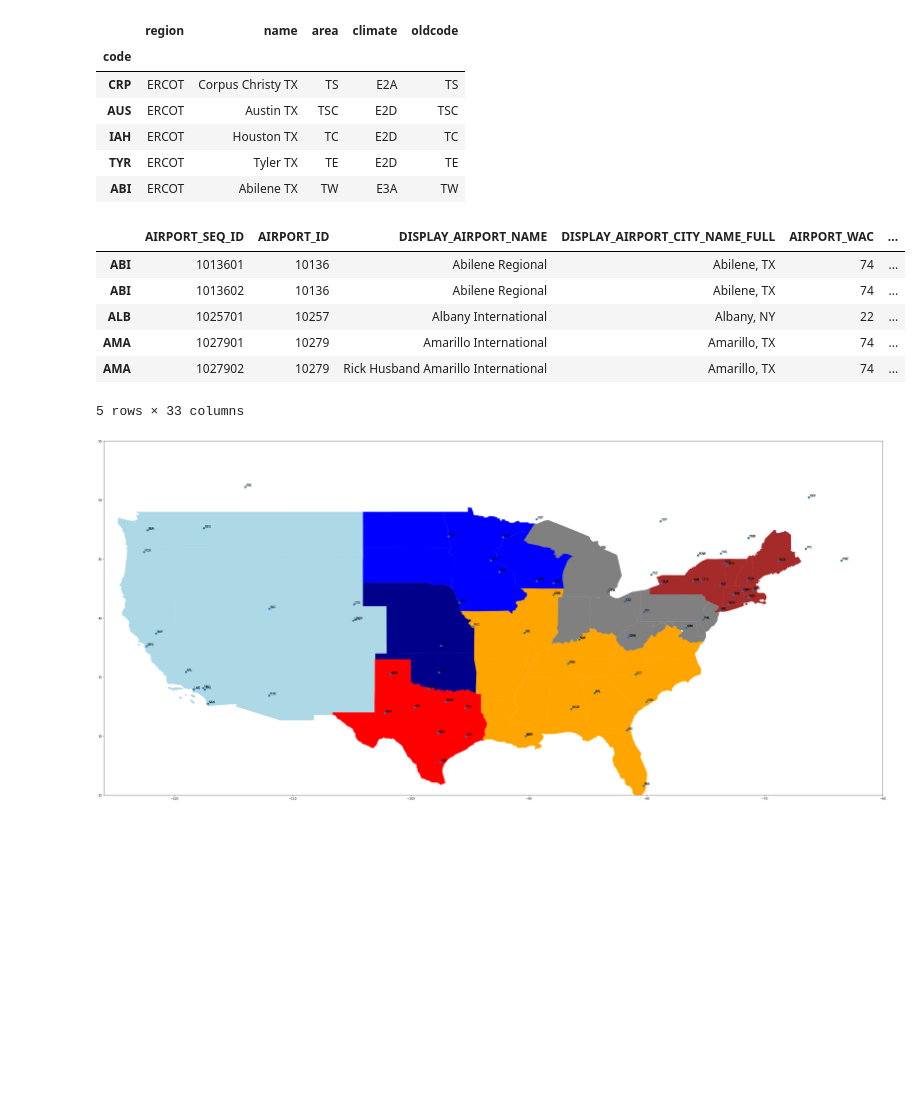
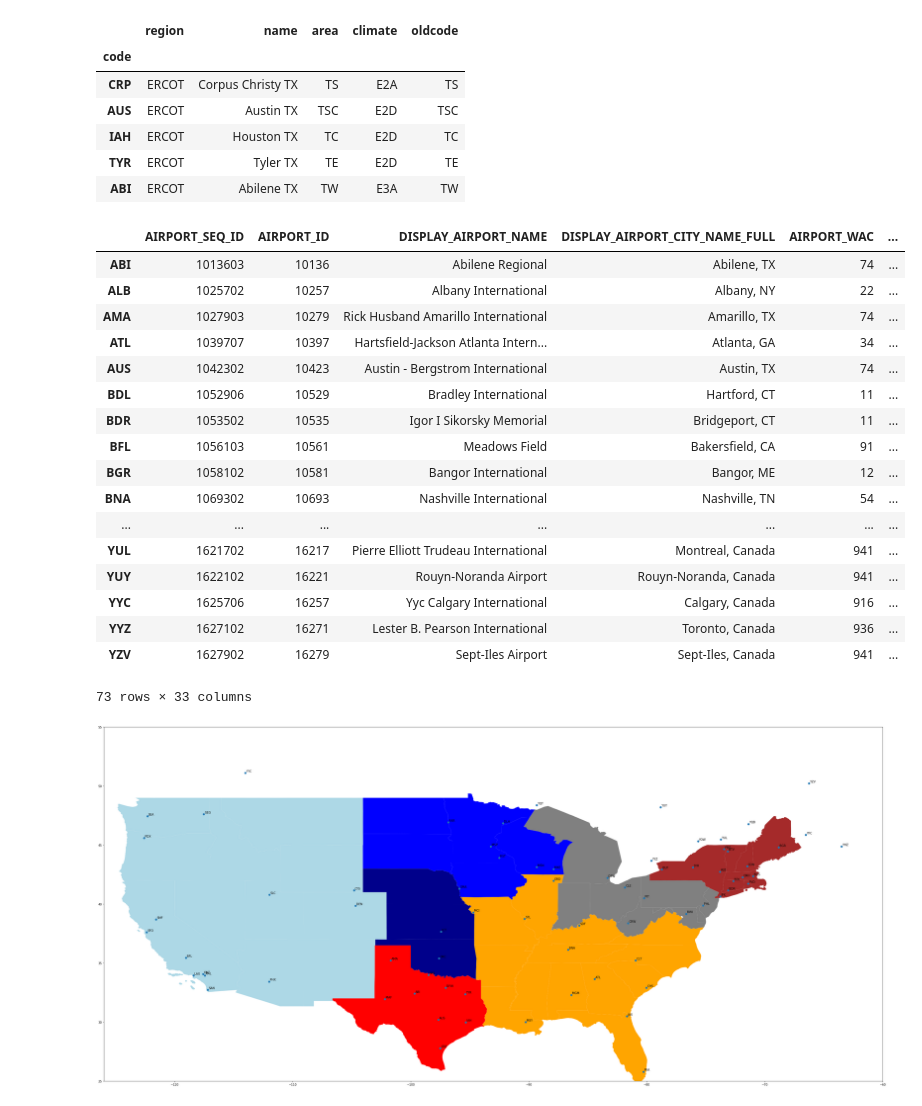
Before and after one commit to slacgismo/loadinsight, a Jupyter notebook: nercmap/NERC Map Generator.ipynb, the cells around one changed output. Cells and saved outputs as stored; diff of their text form; code cells hidden in the pictures; blank space fills up the shorter version.

```diff
--- a/nercmap/NERC Map Generator.ipynb
+++ b/nercmap/NERC Map Generator.ipynb
@@ -124,18 +124,28 @@ city_data.head()
 | ABI | ERCOT | Abilene TX | TW | E3A | TW |
 # %%
 cities = bts_gdf.join(city_data)
-cities = cities[cities.AIRPORT_THRU_DATE.notnull()]
+cities = cities[cities.AIRPORT_THRU_DATE.isnull()]
 cities.dropna(subset=["region"],inplace=True)
-#cities.drop(invalid.index,inplace=True)
-cities.head()
+cities
 # %% [output]
 |  | AIRPORT_SEQ_ID | AIRPORT_ID | DISPLAY_AIRPORT_NAME | DISPLAY_AIRPORT_CITY_NAME_FULL | AIRPORT_WAC | ... |
-| ABI | 1013601 | 10136 | Abilene Regional | Abilene, TX | 74 | ... |
-| ABI | 1013602 | 10136 | Abilene Regional | Abilene, TX | 74 | ... |
-| ALB | 1025701 | 10257 | Albany International | Albany, NY | 22 | ... |
-| AMA | 1027901 | 10279 | Amarillo International | Amarillo, TX | 74 | ... |
-| AMA | 1027902 | 10279 | Rick Husband Amarillo International | Amarillo, TX | 74 | ... |
+| ABI | 1013603 | 10136 | Abilene Regional | Abilene, TX | 74 | ... |
+| ALB | 1025702 | 10257 | Albany International | Albany, NY | 22 | ... |
+| AMA | 1027903 | 10279 | Rick Husband Amarillo International | Amarillo, TX | 74 | ... |
+| ATL | 1039707 | 10397 | Hartsfield-Jackson Atlanta Intern... | Atlanta, GA | 34 | ... |
+| AUS | 1042302 | 10423 | Austin - Bergstrom International | Austin, TX | 74 | ... |
+| BDL | 1052906 | 10529 | Bradley International | Hartford, CT | 11 | ... |
+| BDR | 1053502 | 10535 | Igor I Sikorsky Memorial | Bridgeport, CT | 11 | ... |
+| BFL | 1056103 | 10561 | Meadows Field | Bakersfield, CA | 91 | ... |
+| BGR | 1058102 | 10581 | Bangor International | Bangor, ME | 12 | ... |
+| BNA | 1069302 | 10693 | Nashville International | Nashville, TN | 54 | ... |
+| ... | ... | ... | ... | ... | ... | ... |
+| YUL | 1621702 | 16217 | Pierre Elliott Trudeau International | Montreal, Canada | 941 | ... |
+| YUY | 1622102 | 16221 | Rouyn-Noranda Airport | Rouyn-Noranda, Canada | 941 | ... |
+| YYC | 1625706 | 16257 | Yyc Calgary International | Calgary, Canada | 916 | ... |
+| YYZ | 1627102 | 16271 | Lester B. Pearson International | Toronto, Canada | 936 | ... |
+| YZV | 1627902 | 16279 | Sept-Iles Airport | Sept-Iles, Canada | 941 | ... |
-5 rows × 33 columns
+73 rows × 33 columns
 # %%
 base = nerc_gdf.plot(figsize=(48,24),color="white")
 base = nerc_gdf[nerc_gdf.NERCarea=="WECC"].plot(ax=base,color="lightblue")
```
